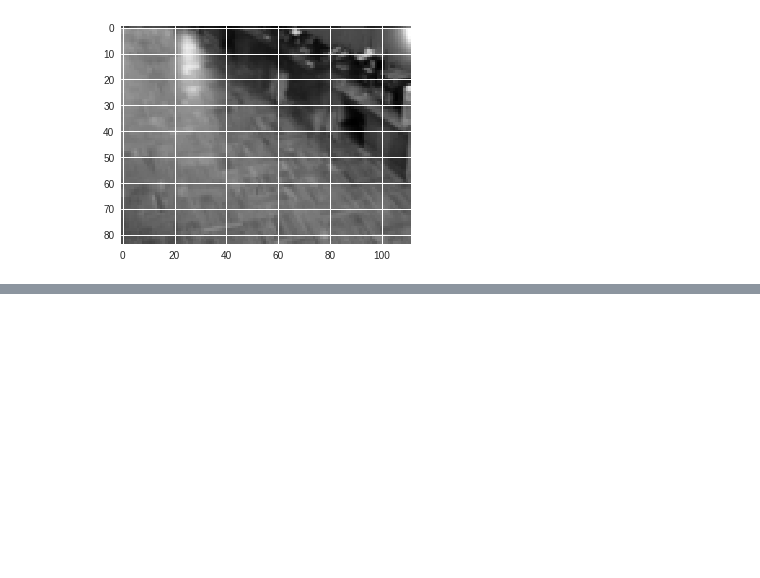
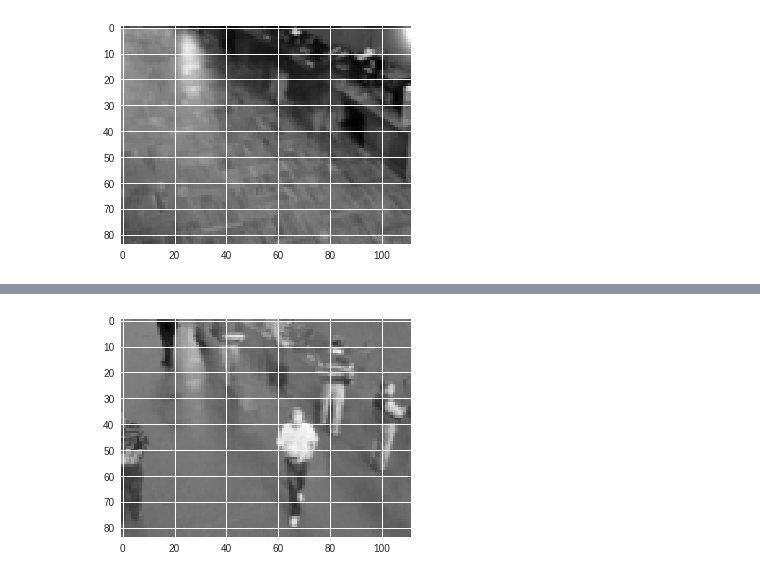
Before and after one commit to victwise/DeepLearning, a Jupyter notebook: Capítulo3.ipynb, the cells around one changed output, grey strips where cells are left out. Saved outputs shown, nothing was run; the diff lists cells and outputs as text; code cells hidden in the pictures; blank space fills up the shorter version.

```diff
--- a/Capítulo3.ipynb
+++ b/Capítulo3.ipynb
@@ -155,0 +181,4 @@ plt.imshow(np.reshape(low_rank[:,3], dims), cmap='gray');
+# %%
+plt.imshow(np.reshape(M[:,3] - low_rank[:,3], dims), cmap='gray');
+# %% [output]
+[figure, added]
```
Also changed, not shown: parts of 14 cells of this notebook.
